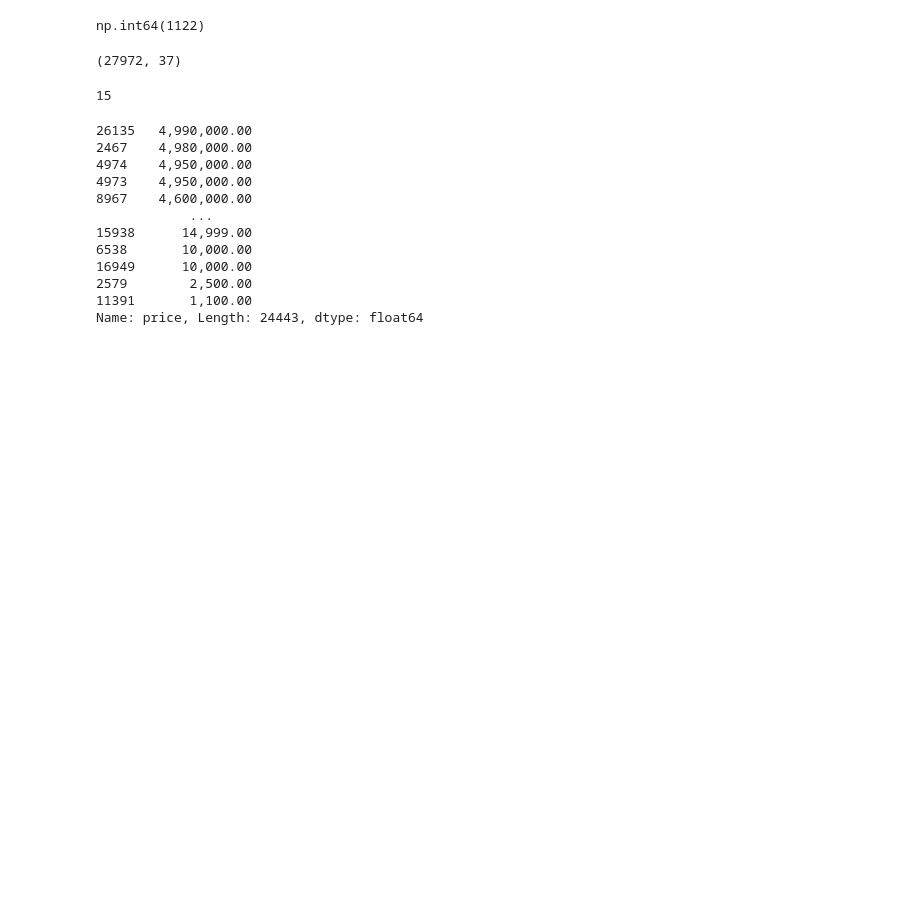
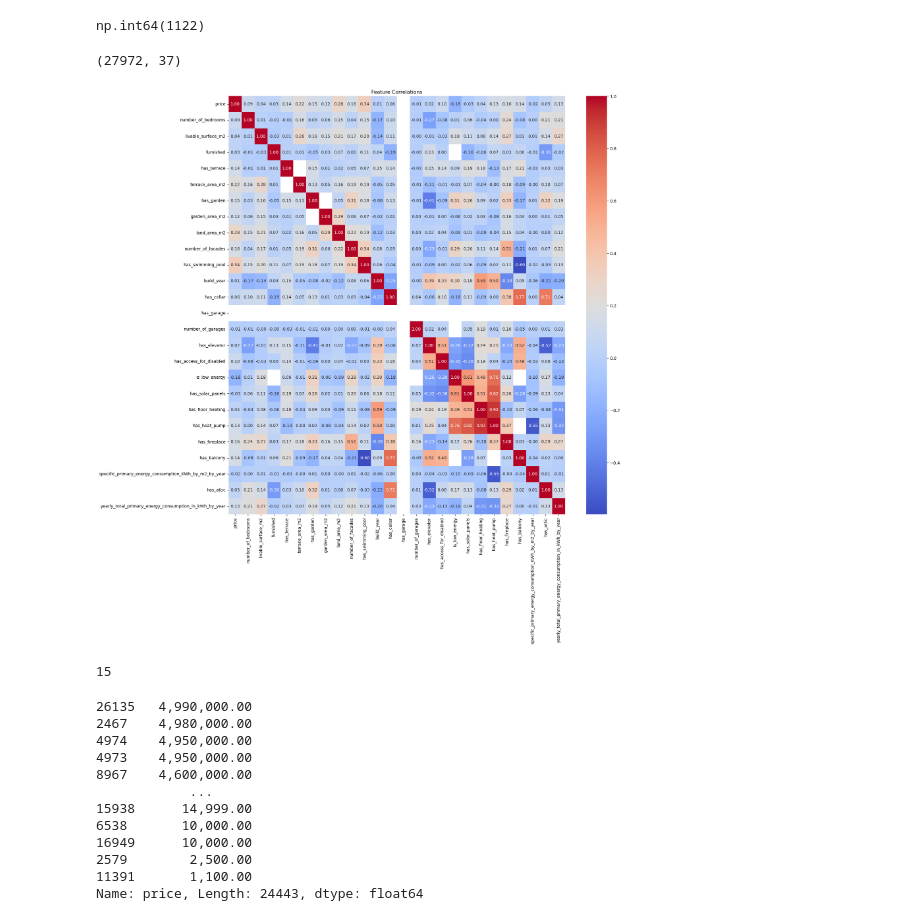
Before and after one commit to JanKazimir/ImmoElizza_team3, a Jupyter notebook: notebooks/Jan_cleaning_dataset.ipynb, the cells around one changed output. Saved outputs shown, nothing was run; the diff lists cells and outputs as text; code cells hidden in the pictures; blank space fills up the shorter version.

```diff
--- a/notebooks/Jan_cleaning_dataset.ipynb
+++ b/notebooks/Jan_cleaning_dataset.ipynb
@@ -167,7 +167,7 @@ pd.options.display.float_format = '{:,.2f}'.format
 # %matplotlib inline
 
 ### Importing the file we'll use:
-data_file = 'all_properties_data_wip.csv'
+data_file = '../data/all_properties_data_wip.csv'
 # %%
 ## Function to turn a jsonl to a csv
 
@@ -367,6 +367,20 @@ for column in string_columns:
     df[column] = df[column].astype('string')
 
 # df.info() # it worked
+# %%
+## corr matrix to get an idea
+corr_matrix = df.corr(numeric_only=True)
+#print(corr_matrix.sort_values)
+plt.figure(figsize=(18,18))
+sns.heatmap(df.corr(numeric_only=True),
+            annot=True,
+            cmap="coolwarm",
+            fmt=".2f")
+
+plt.title("Feature Correlations")
+plt.show()
+# %% [output]
+[figure, added]
 # %%
 
 ## 3/ Filling in some blanks
```
Also changed, not shown: parts of 3 cells of this notebook, 3 other files.
